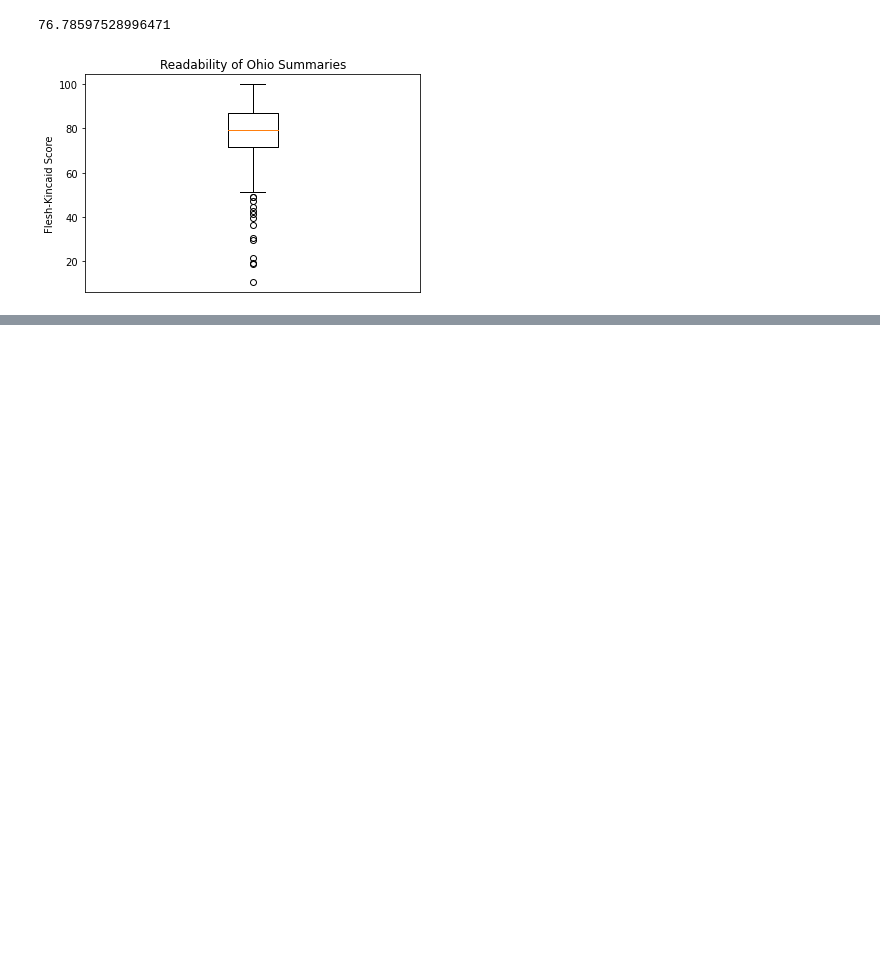
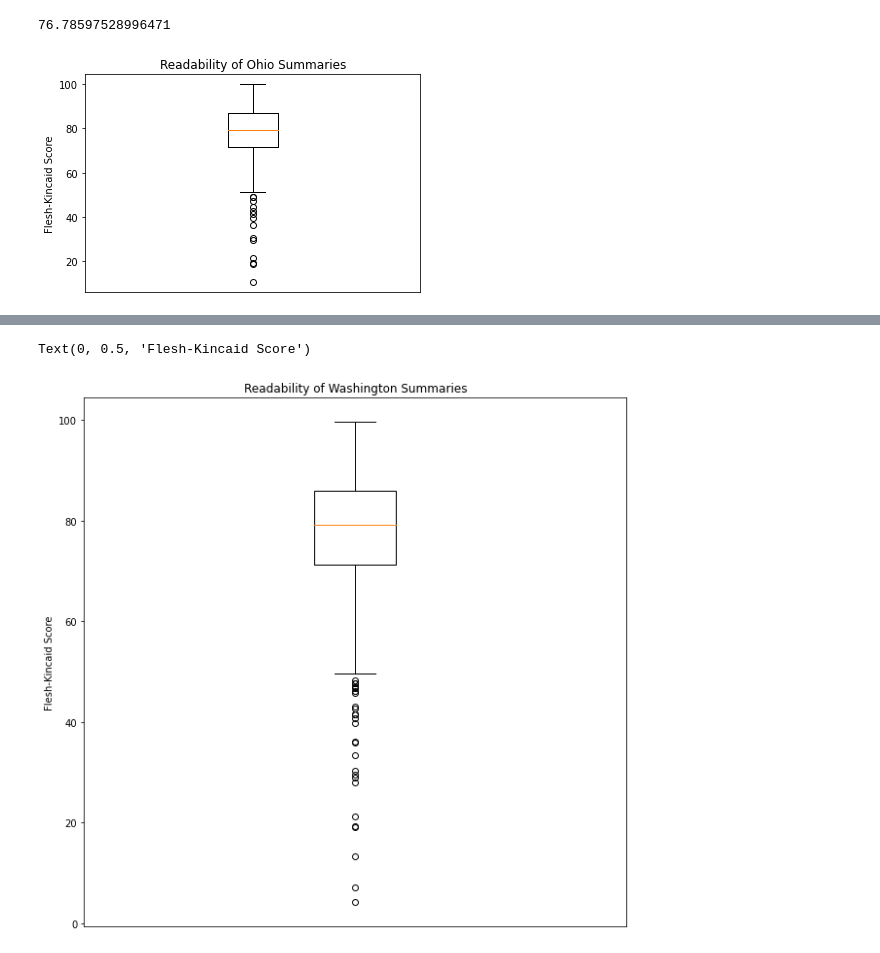
Before and after one commit to AmyWagarCinch/UFO-Sighting-Analysis, a Jupyter notebook: flecsh_kincaid.ipynb, the cells around one changed output, grey strips where cells are left out. Drawn from its saved outputs; the diff is of its cells as text; code cells hidden in the pictures; blank space fills up the shorter version.

```diff
--- a/flecsh_kincaid.ipynb
+++ b/flecsh_kincaid.ipynb
@@ -93,3 +93,6 @@ plt.ylabel('Flesh-Kincaid Score')
 plt.savefig('REsources/Presentation/ohio_readability.PNG')
 # %% [output]
 [figure]
+# %%
+wa_reading = state_groups.get_group('WA')
+wa_reading.describe()
@@ -95,0 +109,15 @@ plt.savefig('REsources/Presentation/ohio_readability.PNG')
+# %%
+plt.figure(figsize=(10,10))
+plt.boxplot(wa_reading['readability'])
+plt.title('Readability of Washington Summaries')
+plt.tick_params(
+    axis='x',          # changes apply to the x-axis
+    which='both',      # both major and minor ticks are affected
+    bottom=False,      # ticks along the bottom edge are off
+    top=False,         # ticks along the top edge are off
+    labelbottom=False) # labels along the bottom edge are off
+
+plt.ylabel('Flesh-Kincaid Score')
+# %% [output]
+Text(0, 0.5, 'Flesh-Kincaid Score')
+[figure, added]
```
Also changed, not shown: parts of 1 cell of this notebook, 7 other files.
